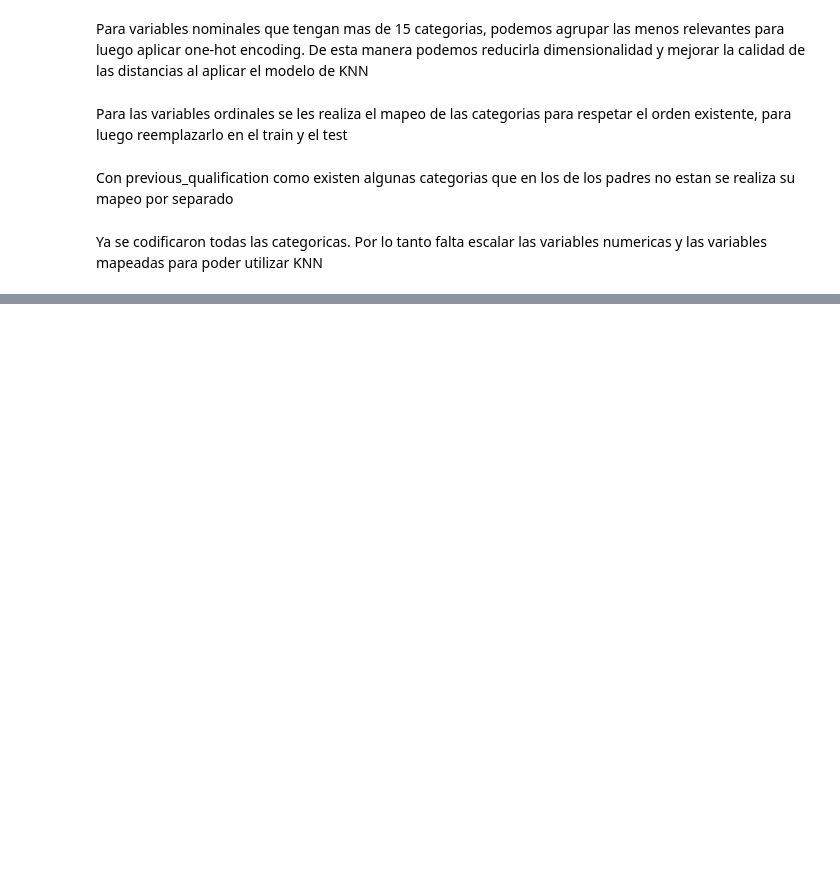
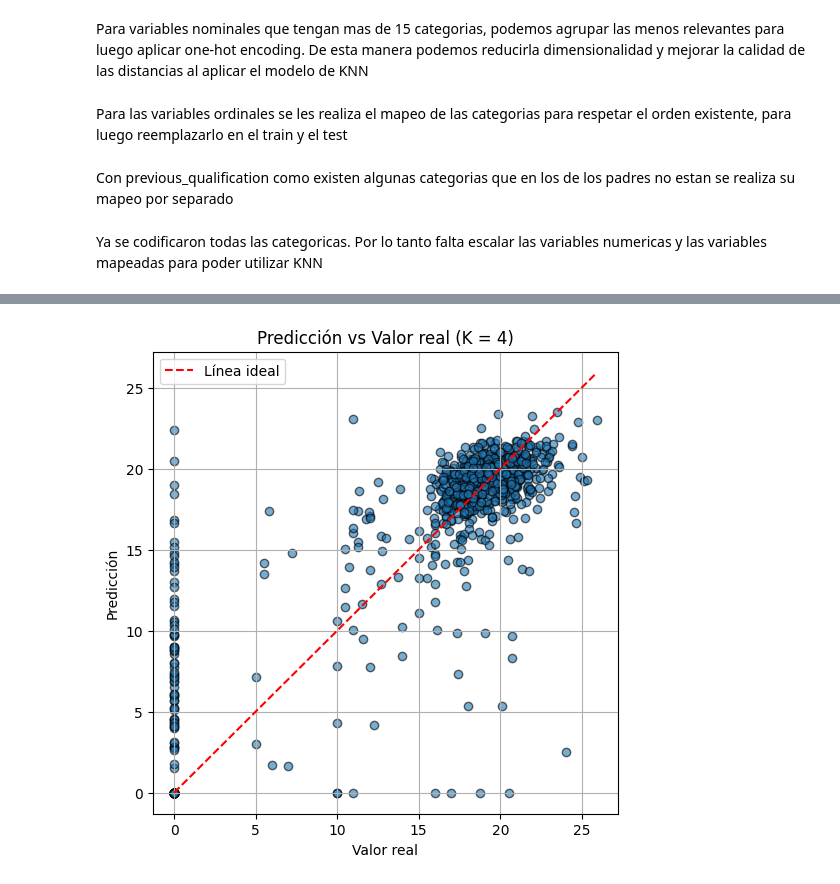
Before and after one commit to Hypotermya/ML_Mini_Proyecto_1, a Jupyter notebook: _sources/notebooks.ipynb, the cells around one changed output, grey strips where cells are left out. Saved outputs shown, nothing was run; the diff lists cells and outputs as text; code cells hidden in the pictures; blank space fills up the shorter version.

```diff
--- a/_sources/notebooks.ipynb
+++ b/_sources/notebooks.ipynb
@@ -509,0 +758,21 @@ Ahora con todas las variables preparadas podemos comenzar el modelo de KNN
+# %%
+reg = KNeighborsRegressor(n_neighbors=best_k_mae)
+reg.fit(X_train_reg, y_train_reg)
+
+# Predicciones
+y_test_pred = reg.predict(X_test_reg)
+
+# Gráfico Predicción vs Valor Real
+plt.figure(figsize=(6,6))
+plt.scatter(y_test_reg, y_test_pred, alpha=0.6, edgecolor='k')
+plt.plot([min(y_test_reg), max(y_test_reg)],
+         [min(y_test_reg), max(y_test_reg)],
+         color='red', linestyle='--', label="Línea ideal")
+plt.xlabel("Valor real")
+plt.ylabel("Predicción")
+plt.title(f"Predicción vs Valor real (K = {best_k_mae})")
+plt.legend()
+plt.grid(True)
+plt.show()
+# %% [output]
+[figure, added]
```
Also changed, not shown: parts of 45 cells of this notebook, 11 other files.
